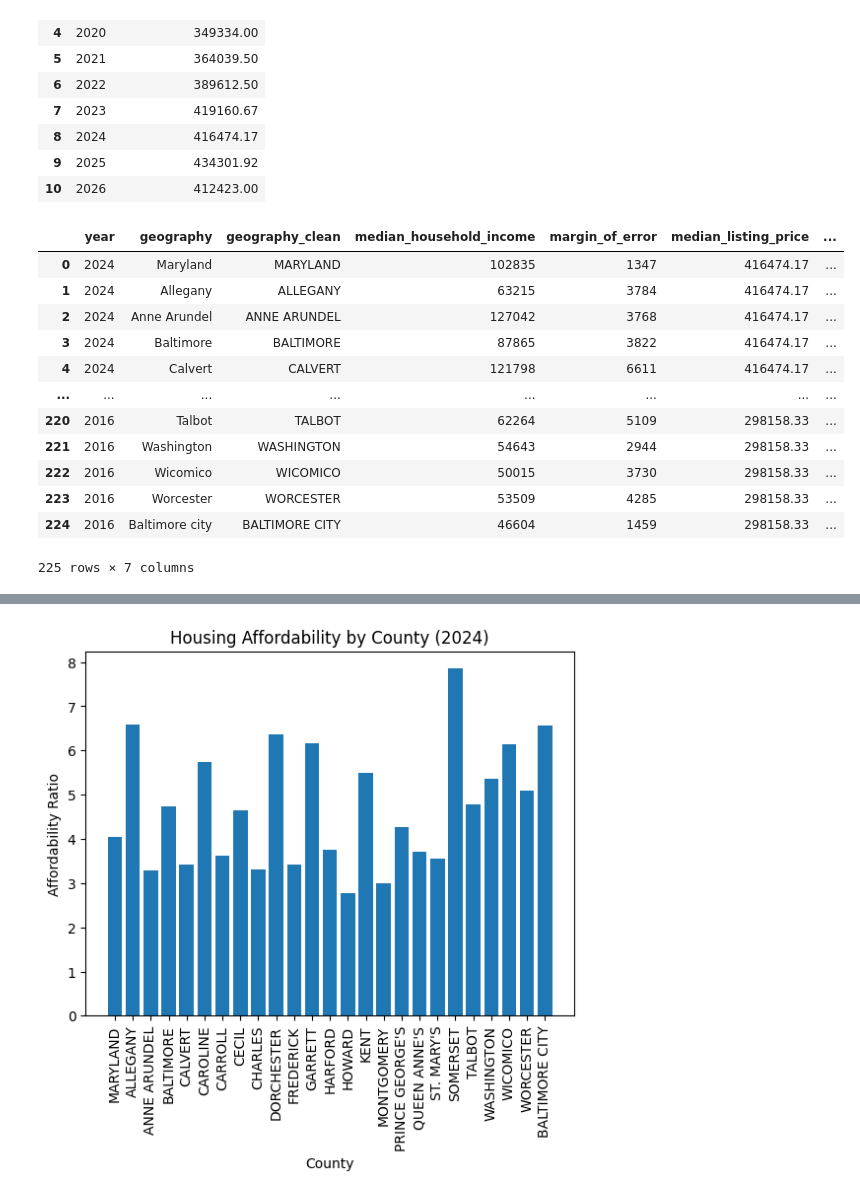
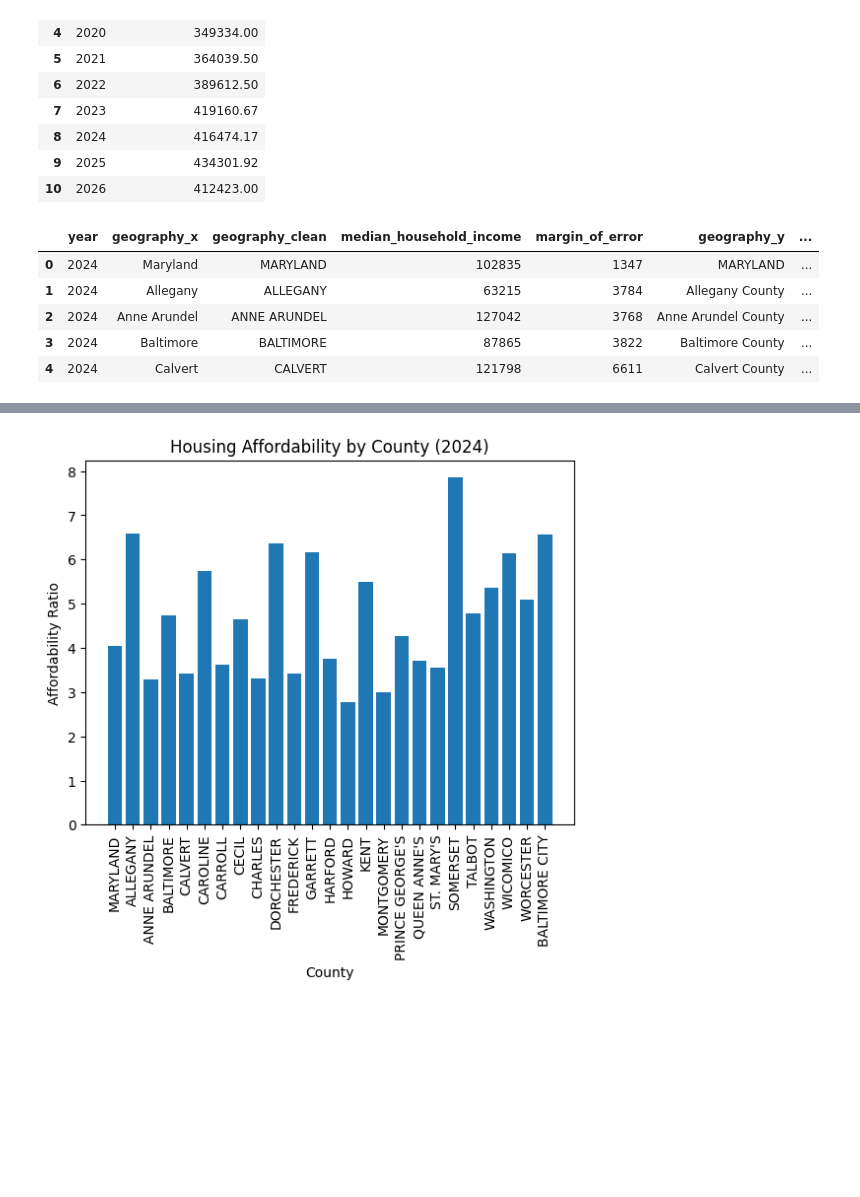
Before and after one commit to KarmanSingh27/INST447_MD_INCOME_VS_HOUSING, a Jupyter notebook: notebook/income_vs_household1.ipynb, the cells around one changed output, grey strips where cells are left out. Drawn from its saved outputs; the diff is of its cells as text; code cells hidden in the pictures; blank space fills up the shorter version.

```diff
--- a/notebook/income_vs_household1.ipynb
+++ b/notebook/income_vs_household1.ipynb
@@ -4,9 +4,9 @@ import numpy as np
 import seaborn as sns
 import matplotlib.pyplot as plt
 # %%
-income_file = "/Users/silviaquinonez/Desktop/INST447/FinalProject/Maryland_and_Jurisdictions_Median_Household_Income_with_Margin_of_Error__2015-2024.csv"
-sales_file = "/Users/silviaquinonez/Desktop/INST447/FinalProject/sumy_total-.csv"
-housing_file = "/Users/silviaquinonez/Desktop/INST447/FinalProject/Housing_Inventory_Median_Listing_Price_in_Maryland.csv"
+income_file = "/Users/karmansingh/INST447_MD_INCOME_VS_HOUSING/files_csv/Maryland_and_Jurisdictions_Median_Household_Income_with_Margin_of_Error__2015-2024.csv"
+sales_file = "/Users/karmansingh/INST447_MD_INCOME_VS_HOUSING/files_csv/sumy_total-.csv"
+housing_file = "/Users/karmansingh/INST447_MD_INCOME_VS_HOUSING/files_csv/Housing_Inventory_Median_Listing_Price_in_Maryland.csv"
 
 
 income_raw = pd.read_csv(income_file)
@@ -180,29 +180,31 @@ housing_clean
 # %%
 #Merge data
 merged = pd.merge(
     income_clean,
+    sales_long,
+    on=["year", "geography_clean"],
+    how="inner"
+)
+
+merged = pd.merge(
+    merged,
     housing_clean,
     on="year",
     how="inner"
 )
 
-merged["price_to_income_ratio"] = (merged["median_listing_price"] / merged["median_household_income"]).round(2)
+merged["price_to_income_ratio"] = (
+    merged["median_listing_price"] / merged["median_household_income"]
+).round(2)
 
-merged
+merged.head()
 # %% [output]
-|  | year | geography | geography_clean | median_household_income | margin_of_error | median_listing_price | ... |
-| 0 | 2024 | Maryland | MARYLAND | 102835 | 1347 | 416474.17 | ... |
-| 1 | 2024 | Allegany | ALLEGANY | 63215 | 3784 | 416474.17 | ... |
-| 2 | 2024 | Anne Arundel | ANNE ARUNDEL | 127042 | 3768 | 416474.17 | ... |
-| 3 | 2024 | Baltimore | BALTIMORE | 87865 | 3822 | 416474.17 | ... |
-| 4 | 2024 | Calvert | CALVERT | 121798 | 6611 | 416474.17 | ... |
-| ... | ... | ... | ... | ... | ... | ... | ... |
-| 220 | 2016 | Talbot | TALBOT | 62264 | 5109 | 298158.33 | ... |
-| 221 | 2016 | Washington | WASHINGTON | 54643 | 2944 | 298158.33 | ... |
-| 222 | 2016 | Wicomico | WICOMICO | 50015 | 3730 | 298158.33 | ... |
-| 223 | 2016 | Worcester | WORCESTER | 53509 | 4285 | 298158.33 | ... |
-| 224 | 2016 | Baltimore city | BALTIMORE CITY | 46604 | 1459 | 298158.33 | ... |
+|  | year | geography_x | geography_clean | median_household_income | margin_of_error | geography_y | ... |
+| 0 | 2024 | Maryland | MARYLAND | 102835 | 1347 | MARYLAND | ... |
+| 1 | 2024 | Allegany | ALLEGANY | 63215 | 3784 | Allegany County | ... |
+| 2 | 2024 | Anne Arundel | ANNE ARUNDEL | 127042 | 3768 | Anne Arundel County | ... |
+| 3 | 2024 | Baltimore | BALTIMORE | 87865 | 3822 | Baltimore County | ... |
+| 4 | 2024 | Calvert | CALVERT | 121798 | 6611 | Calvert County | ... |
-225 rows × 7 columns
 # %%
 plt.plot(merged.groupby("year")["price_to_income_ratio"].mean())
 
```
Also changed, not shown: parts of 2 cells of this notebook, 1 other file.
